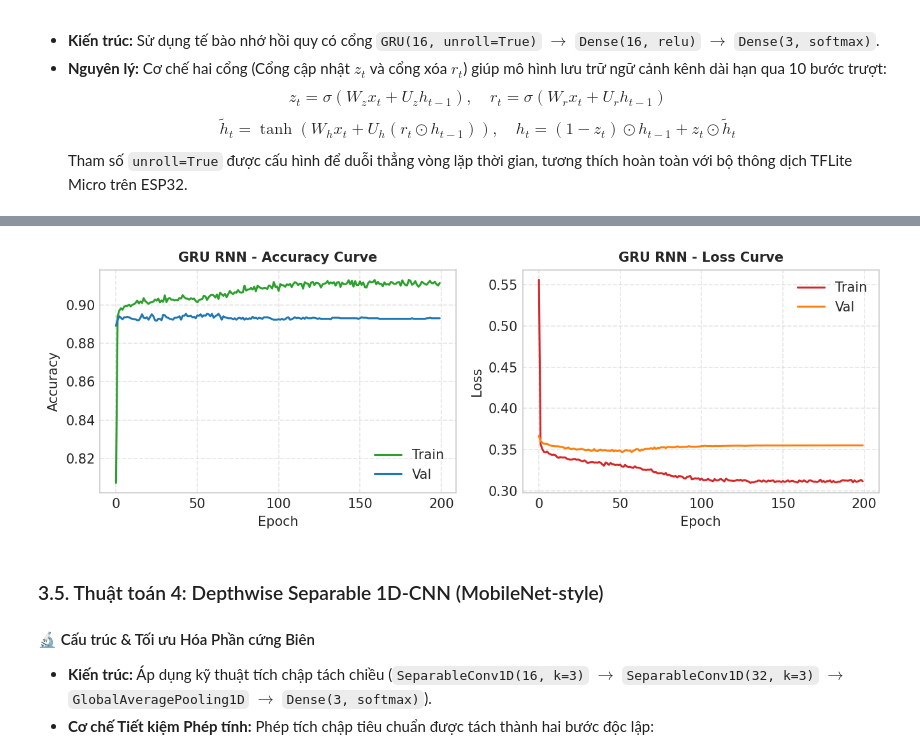
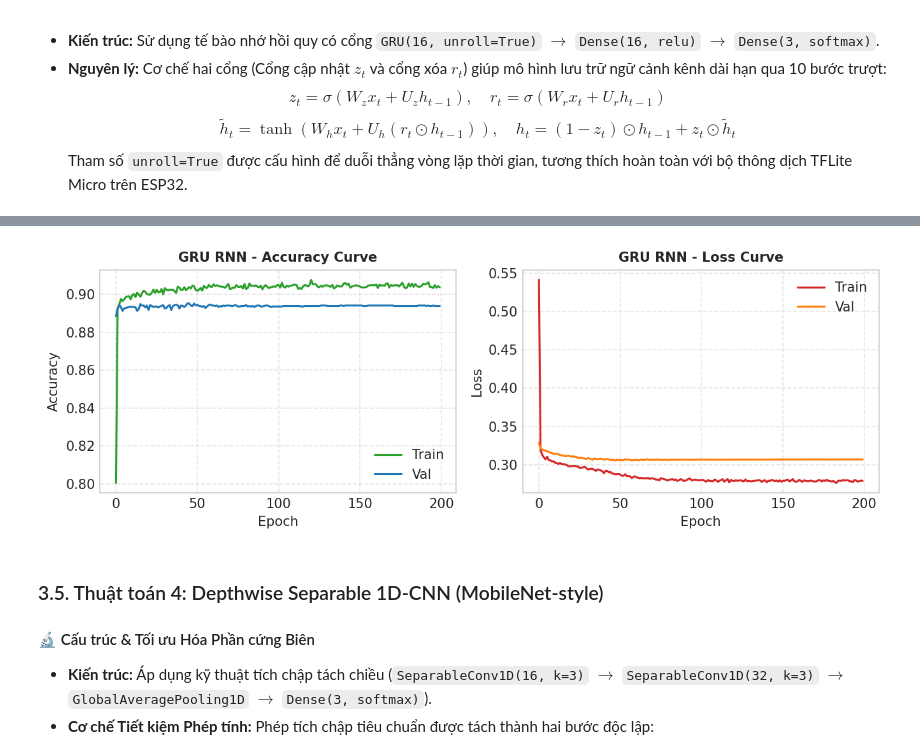
Before and after one commit to Brauuwu/LoRa_TinyML_Hopping, a Jupyter notebook: TinyML/LoRa_TinyML_Pipeline.ipynb, the cells around one changed output, grey strips where cells are left out. Saved outputs shown, nothing was run; the diff lists cells and outputs as text; code cells hidden in the pictures.

Commit message:
feat(tinyml): update 200-epoch training with hard categorical labels and loss saturation

```diff
--- a/TinyML/LoRa_TinyML_Pipeline.ipynb
+++ b/TinyML/LoRa_TinyML_Pipeline.ipynb
@@ -519,9 +520,9 @@ trained_models = {}
 def build_fcnn(T, F, num_ch):
     m = tf.keras.Sequential([
         layers.Input(shape=(T * F,)),
-        layers.Dense(16, activation='relu', kernel_regularizer=regularizers.l2(1e-4)),
-        layers.Dropout(0.1),
-        layers.Dense(12, activation='relu', kernel_regularizer=regularizers.l2(1e-4)),
+        layers.Dense(16, activation='relu', kernel_regularizer=regularizers.l2(2e-4)),
+        layers.Dropout(0.15),
+        layers.Dense(12, activation='relu', kernel_regularizer=regularizers.l2(2e-4)),
         layers.Dense(num_ch, activation='softmax')
     ], name="Baseline_FCNN")
     return m, True
@@ -529,12 +530,12 @@ def build_fcnn(T, F, num_ch):
 m_fcnn, is_flat_fcnn = build_fcnn(T, F, NUM_CHANNELS)
 m_fcnn.compile(
     optimizer=tf.keras.optimizers.Adam(0.002),
-    loss=tf.keras.losses.CategoricalCrossentropy(label_smoothing=0.02),
+    loss='categorical_crossentropy',
     metrics=['accuracy', 'mae']
 )
 
 early_stop = tf.keras.callbacks.EarlyStopping(monitor='val_loss', patience=200, restore_best_weights=True)
-lr_sched = tf.keras.callbacks.ReduceLROnPlateau(monitor='val_loss', factor=0.5, patience=12, min_lr=1e-5)
+lr_sched = tf.keras.callbacks.ReduceLROnPlateau(monitor='val_loss', factor=0.5, patience=10, min_lr=1e-5)
 
 t0 = time.time()
 hist_fcnn = m_fcnn.fit(
@@ -592,13 +593,13 @@ WARNING:tensorflow:TensorFlow GPU support is not available on native Windows for
 def build_cnn1d(T, F, num_ch):
     m = tf.keras.Sequential([
         layers.Input(shape=(T, F)),
-        layers.Conv1D(16, kernel_size=3, padding='same', activation='relu', kernel_regularizer=regularizers.l2(1e-4)),
+        layers.Conv1D(16, kernel_size=3, padding='same', activation='relu', kernel_regularizer=regularizers.l2(2e-4)),
         layers.BatchNormalization(),
         layers.MaxPooling1D(pool_size=2),
-        layers.Conv1D(32, kernel_size=3, padding='same', activation='relu', kernel_regularizer=regularizers.l2(1e-4)),
+        layers.Conv1D(32, kernel_size=3, padding='same', activation='relu', kernel_regularizer=regularizers.l2(2e-4)),
         layers.GlobalAveragePooling1D(),
-        layers.Dropout(0.1),
-        layers.Dense(16, activation='relu', kernel_regularizer=regularizers.l2(1e-4)),
+        layers.Dropout(0.15),
+        layers.Dense(16, activation='relu', kernel_regularizer=regularizers.l2(2e-4)),
         layers.Dense(num_ch, activation='softmax')
     ], name="1D_CNN")
     return m, False
@@ -606,7 +607,7 @@ def build_cnn1d(T, F, num_ch):
 m_cnn, is_flat_cnn = build_cnn1d(T, F, NUM_CHANNELS)
 m_cnn.compile(
     optimizer=tf.keras.optimizers.Adam(0.002),
-    loss=tf.keras.losses.CategoricalCrossentropy(label_smoothing=0.02),
+    loss='categorical_crossentropy',
     metrics=['accuracy', 'mae']
 )
 
@@ -667,9 +668,9 @@ Tham số `unroll=True` được cấu hình để duỗi thẳng vòng lặp th
 def build_gru(T, F, num_ch):
     m = tf.keras.Sequential([
         layers.Input(shape=(T, F)),
-        layers.GRU(16, return_sequences=False, unroll=True, kernel_regularizer=regularizers.l2(1e-4)),
-        layers.Dropout(0.1),
-        layers.Dense(16, activation='relu', kernel_regularizer=regularizers.l2(1e-4)),
+        layers.GRU(16, return_sequences=False, unroll=True, kernel_regularizer=regularizers.l2(2e-4)),
+        layers.Dropout(0.15),
+        layers.Dense(16, activation='relu', kernel_regularizer=regularizers.l2(2e-4)),
         layers.Dense(num_ch, activation='softmax')
     ], name="GRU_RNN")
     return m, False
@@ -677,7 +678,7 @@ def build_gru(T, F, num_ch):
 m_gru, is_flat_gru = build_gru(T, F, NUM_CHANNELS)
 m_gru.compile(
     optimizer=tf.keras.optimizers.Adam(0.002),
-    loss=tf.keras.losses.CategoricalCrossentropy(label_smoothing=0.02),
+    loss='categorical_crossentropy',
     metrics=['accuracy', 'mae']
 )
 
@@ -726,4 +727,4 @@ plt.show()
-[figure, old version]
+[figure, new version]
 # %% [markdown]
 <a id="sec-3-5"></a>
 ### 3.5. Thuật toán 4: Depthwise Separable 1D-CNN (MobileNet-style)
```
Also changed, not shown: parts of 11 cells of this notebook, 20 other files.
